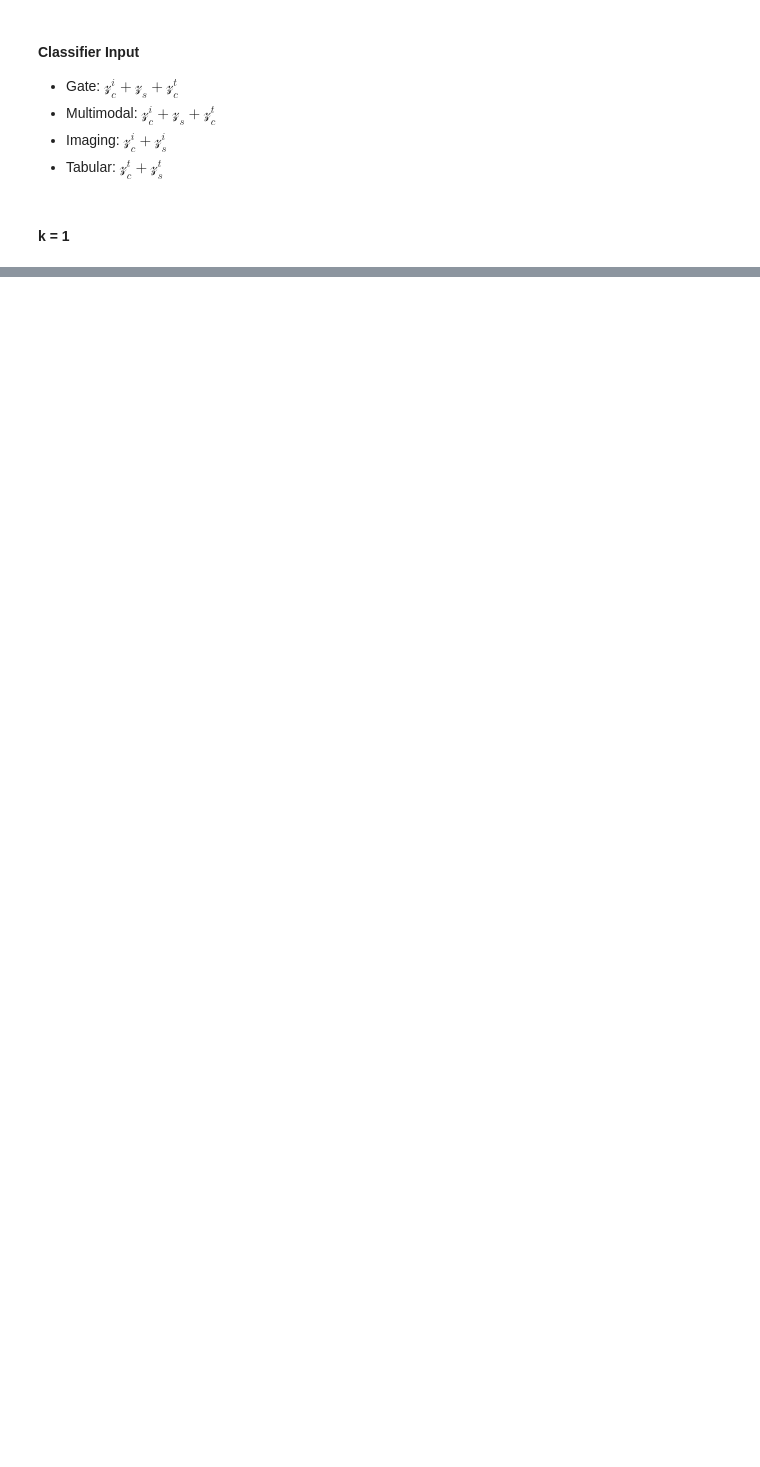
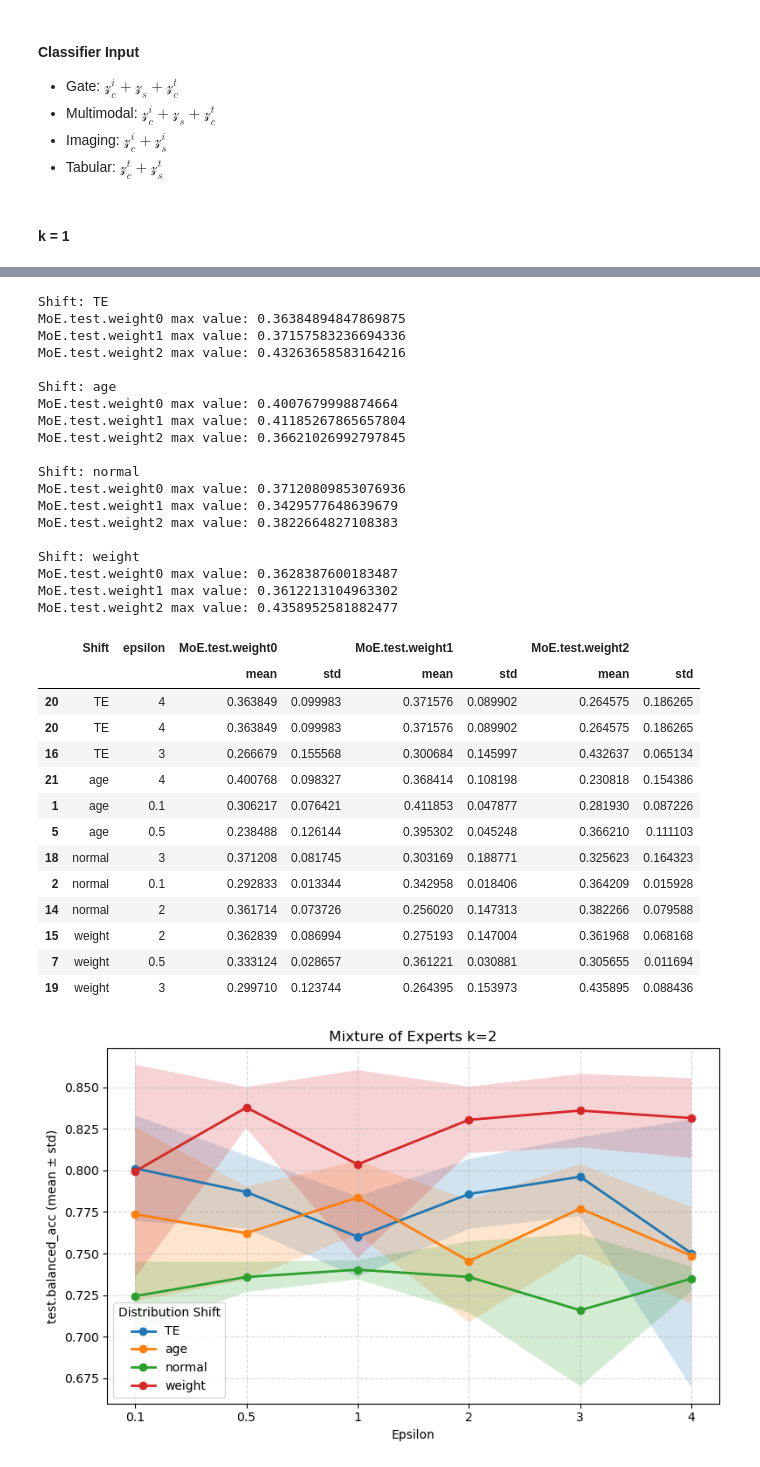
Before and after one commit to kgutjahr/STiL-TTA, a Jupyter notebook: data/summarize_results.ipynb, the cells around one changed output, grey strips where cells are left out. Saved outputs shown, nothing was run; the diff lists cells and outputs as text; code cells hidden in the pictures; blank space fills up the shorter version.

```diff
--- a/data/summarize_results.ipynb
+++ b/data/summarize_results.ipynb
@@ -453,0 +705,37 @@ plot_two_grouped_df(df=summed_c_moe_3_df, first_group_col=group_col, second_grou
+# %%
+plot_results(path="final_dataset/MoE2", group_col="epsilon", filename="test", exp_name="MoE", second_group_col="Shift", metric="test.balanced_acc", title="Mixture of Experts k=2")
+# %% [output]
+Shift: TE
+MoE.test.weight0 max value: 0.36384894847869875
+MoE.test.weight1 max value: 0.37157583236694336
+MoE.test.weight2 max value: 0.43263658583164216
+
+Shift: age
+MoE.test.weight0 max value: 0.4007679998874664
+MoE.test.weight1 max value: 0.41185267865657804
+MoE.test.weight2 max value: 0.36621026992797845
+
+Shift: normal
+MoE.test.weight0 max value: 0.37120809853076936
+MoE.test.weight1 max value: 0.3429577648639679
+MoE.test.weight2 max value: 0.3822664827108383
+
+Shift: weight
+MoE.test.weight0 max value: 0.3628387600183487
+MoE.test.weight1 max value: 0.3612213104963302
+MoE.test.weight2 max value: 0.4358952581882477
+|  | Shift | epsilon | MoE.test.weight0 |  | MoE.test.weight1 |  | MoE.test.weight2 |  |
+|  |  |  | mean | std | mean | std | mean | std |
+| 20 | TE | 4 | 0.363849 | 0.099983 | 0.371576 | 0.089902 | 0.264575 | 0.186265 |
+| 20 | TE | 4 | 0.363849 | 0.099983 | 0.371576 | 0.089902 | 0.264575 | 0.186265 |
+| 16 | TE | 3 | 0.266679 | 0.155568 | 0.300684 | 0.145997 | 0.432637 | 0.065134 |
+| 21 | age | 4 | 0.400768 | 0.098327 | 0.368414 | 0.108198 | 0.230818 | 0.154386 |
+| 1 | age | 0.1 | 0.306217 | 0.076421 | 0.411853 | 0.047877 | 0.281930 | 0.087226 |
+| 5 | age | 0.5 | 0.238488 | 0.126144 | 0.395302 | 0.045248 | 0.366210 | 0.111103 |
+| 18 | normal | 3 | 0.371208 | 0.081745 | 0.303169 | 0.188771 | 0.325623 | 0.164323 |
+| 2 | normal | 0.1 | 0.292833 | 0.013344 | 0.342958 | 0.018406 | 0.364209 | 0.015928 |
+| 14 | normal | 2 | 0.361714 | 0.073726 | 0.256020 | 0.147313 | 0.382266 | 0.079588 |
+| 15 | weight | 2 | 0.362839 | 0.086994 | 0.275193 | 0.147004 | 0.361968 | 0.068168 |
+| 7 | weight | 0.5 | 0.333124 | 0.028657 | 0.361221 | 0.030881 | 0.305655 | 0.011694 |
+| 19 | weight | 3 | 0.299710 | 0.123744 | 0.264395 | 0.153973 | 0.435895 | 0.088436 |
+[figure, added]
```
Also changed, not shown: parts of 38 cells of this notebook, 28 other files.
